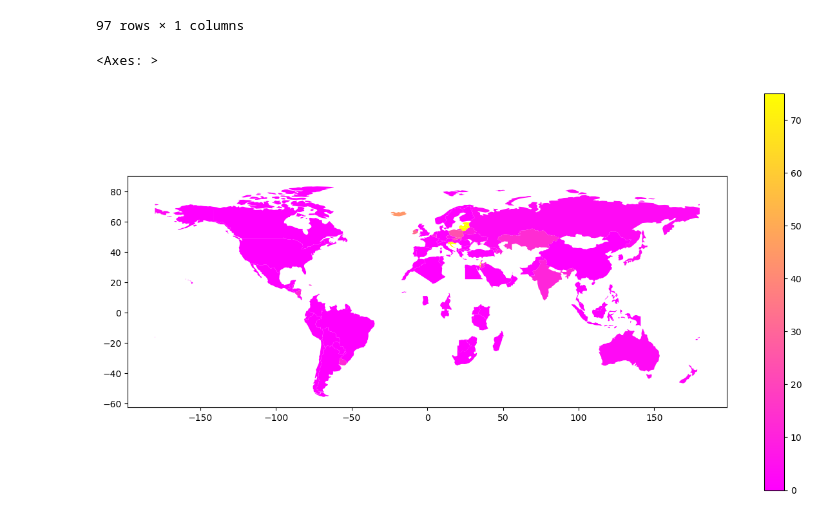
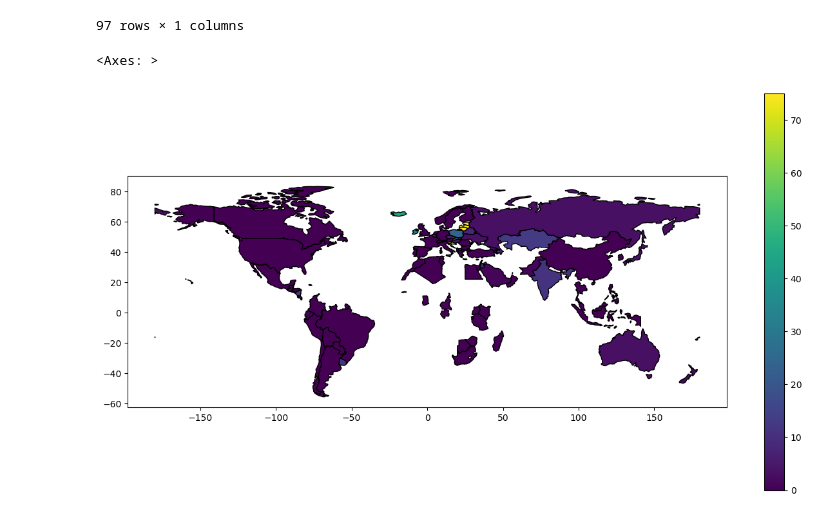
Before and after one commit to Jkm07/World_Bank_Data_Analysis, a Jupyter notebook: feature_selection.ipynb, the cells around one changed output. Cells and saved outputs as stored; diff of their text form; code cells hidden in the pictures.

```diff
--- a/feature_selection.ipynb
+++ b/feature_selection.ipynb
@@ -992,10 +982,10 @@ def map_values(country_series):
 # %%
 import geopandas as gpd
 world = gpd.read_file(gpd.datasets.get_path('naturalearth_lowres'))
 
-data_df = pd.DataFrame({'country': map_values(country_null_values).index, 'value': country_null_values.values[:, 0]})
+data_df = pd.DataFrame({'country': map_plot.map_values_index(country_null_values).index, 'value': country_null_values.values[:, 0]})
 world_data = world.merge(data_df, how='left', left_on='name', right_on='country')
-world_data.plot(column='value', cmap='spring', legend=True, figsize=(15, 8))
+world_data.plot(column='value', cmap='viridis', legend=True, figsize=(15, 8), edgecolor='black')
 # %% [output]
 <Axes: >
-[figure, old version]
+[figure, new version]
```
Also changed, not shown: parts of 3 cells of this notebook, 2 other files.
